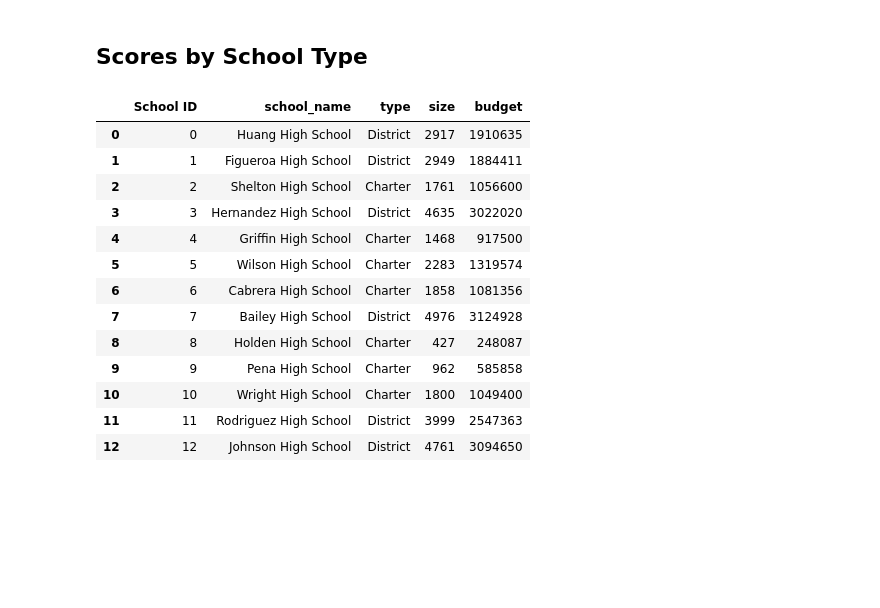
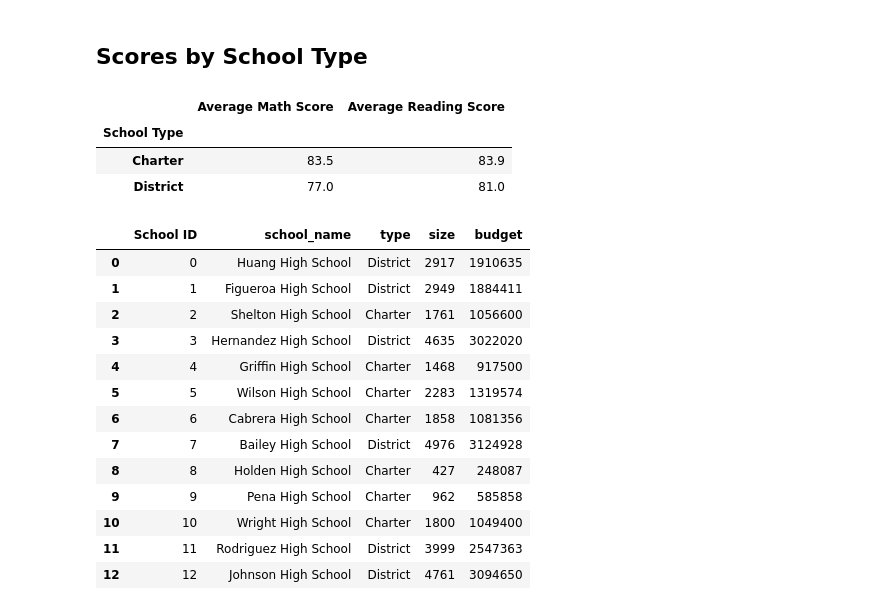
Before and after one commit to cedoula/School_District_Analysis, a Jupyter notebook: PyCitySchools_Challenge_testing.ipynb, the cells around one changed output. Drawn from its saved outputs; the diff is of its cells as text; code cells hidden in the pictures; blank space fills up the shorter version.

```diff
--- a/PyCitySchools_Challenge_testing.ipynb
+++ b/PyCitySchools_Challenge_testing.ipynb
@@ -431,3 +463,23 @@ per_school_avg_reading_scores_df
+# %%
+# Calculate averages for the desired columns.
+type_avg_math_scores = per_school_summary_df.groupby("School Type").mean()["Average Math Score"]
+
+type_avg_reading_scores = per_school_summary_df.groupby("School Type").mean()["Average Reading Score"]
+# %%
+# Assemble into DataFrame.
+type_avg_scores_df = pd.DataFrame({
+    "Average Math Score": type_avg_math_scores,
+    "Average Reading Score": type_avg_reading_scores})
+# %%
+# # Format the DataFrame
+type_avg_scores_df["Average Math Score"] = type_avg_scores_df["Average Math Score"].map("{:.1f}".format)
+type_avg_scores_df["Average Reading Score"] = type_avg_scores_df["Average Reading Score"].map("{:.1f}".format)
+type_avg_scores_df
+# %% [output]
+|  | Average Math Score | Average Reading Score |
+| School Type |  |  |
+| Charter | 83.5 | 83.9 |
+| District | 77.0 | 81.0 |
 # %%
 # Add the Pandas and os dependencies.
 import pandas as pd
```
Also changed, not shown: parts of 26 cells of this notebook, 1 other file.
